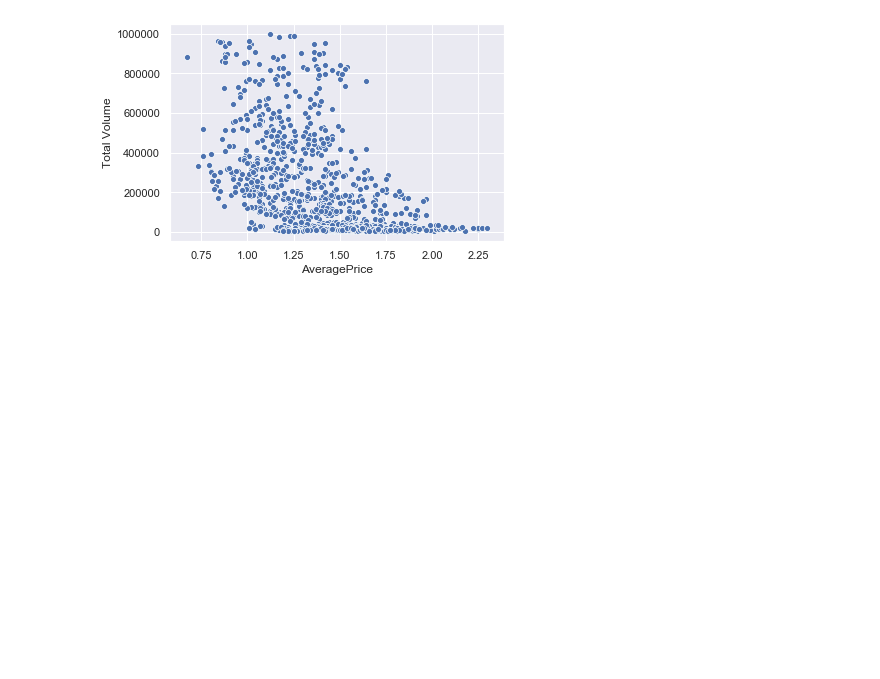
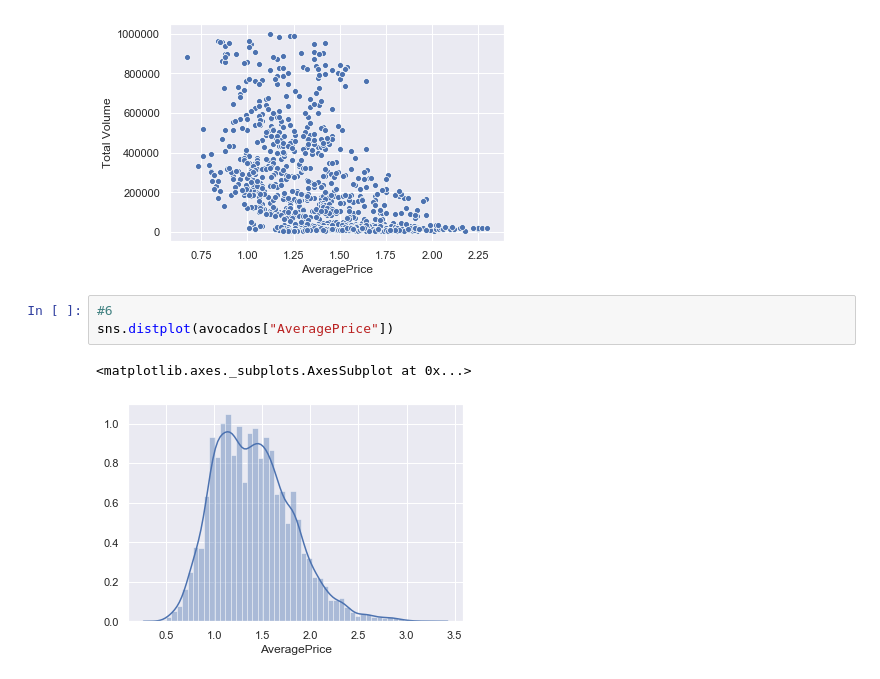
Before and after one commit to mateuszczubkowski/introduction-to-python, a Jupyter notebook: 05 Data Visualization/notebook.ipynb, the cells around one changed output. Drawn from its saved outputs; the diff is of its cells as text; blank space fills up the shorter version.

```diff
--- a/05 Data Visualization/notebook.ipynb
+++ b/05 Data Visualization/notebook.ipynb
@@ -291,3 +306,9 @@ sns.scatterplot(
 # %% [output]
 <matplotlib.axes._subplots.AxesSubplot at 0x...>
 [figure]
+# %%
+#6
+sns.distplot(avocados["AveragePrice"])
+# %% [output]
+<matplotlib.axes._subplots.AxesSubplot at 0x...>
+[figure, added]
```
Also changed, not shown: parts of 5 cells of this notebook.
